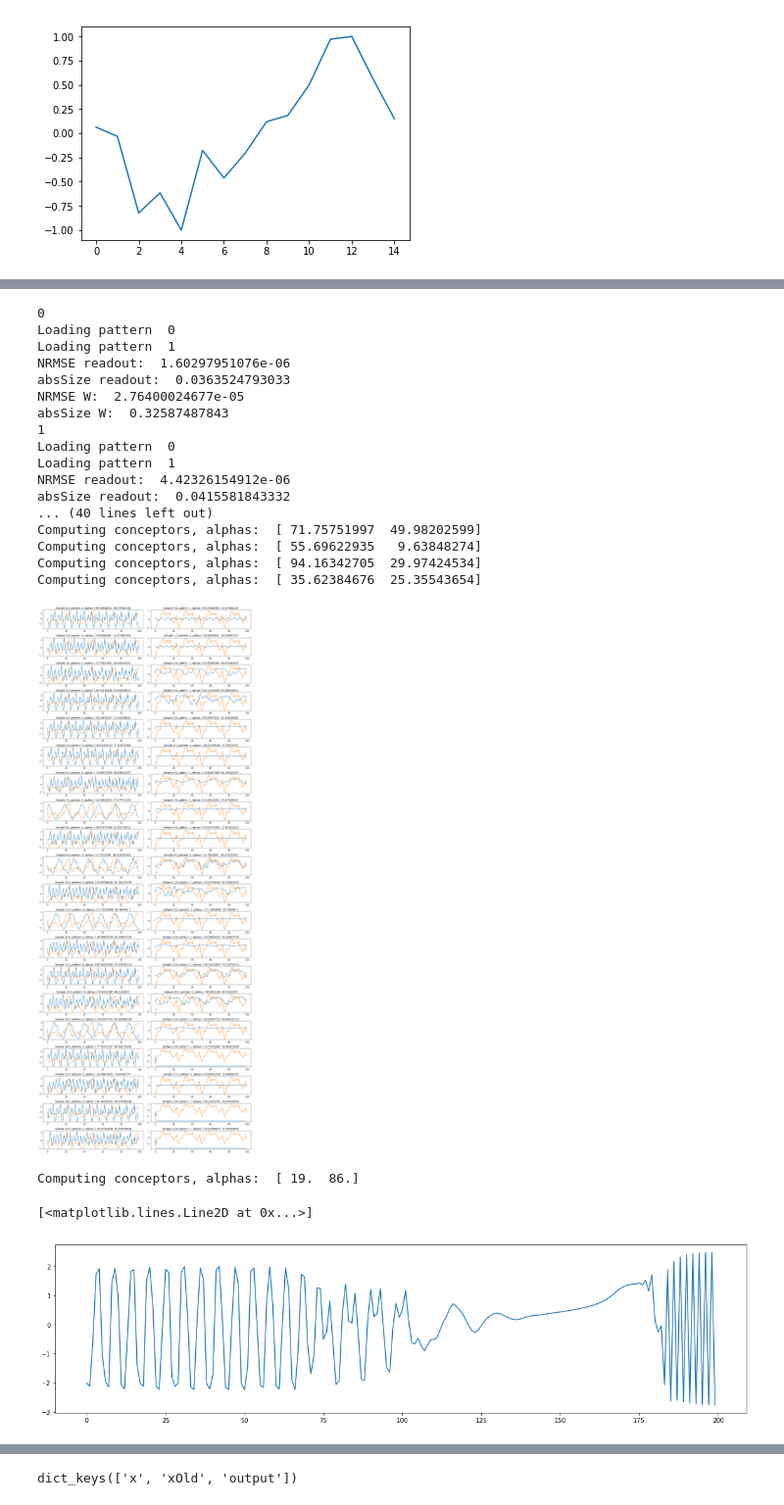
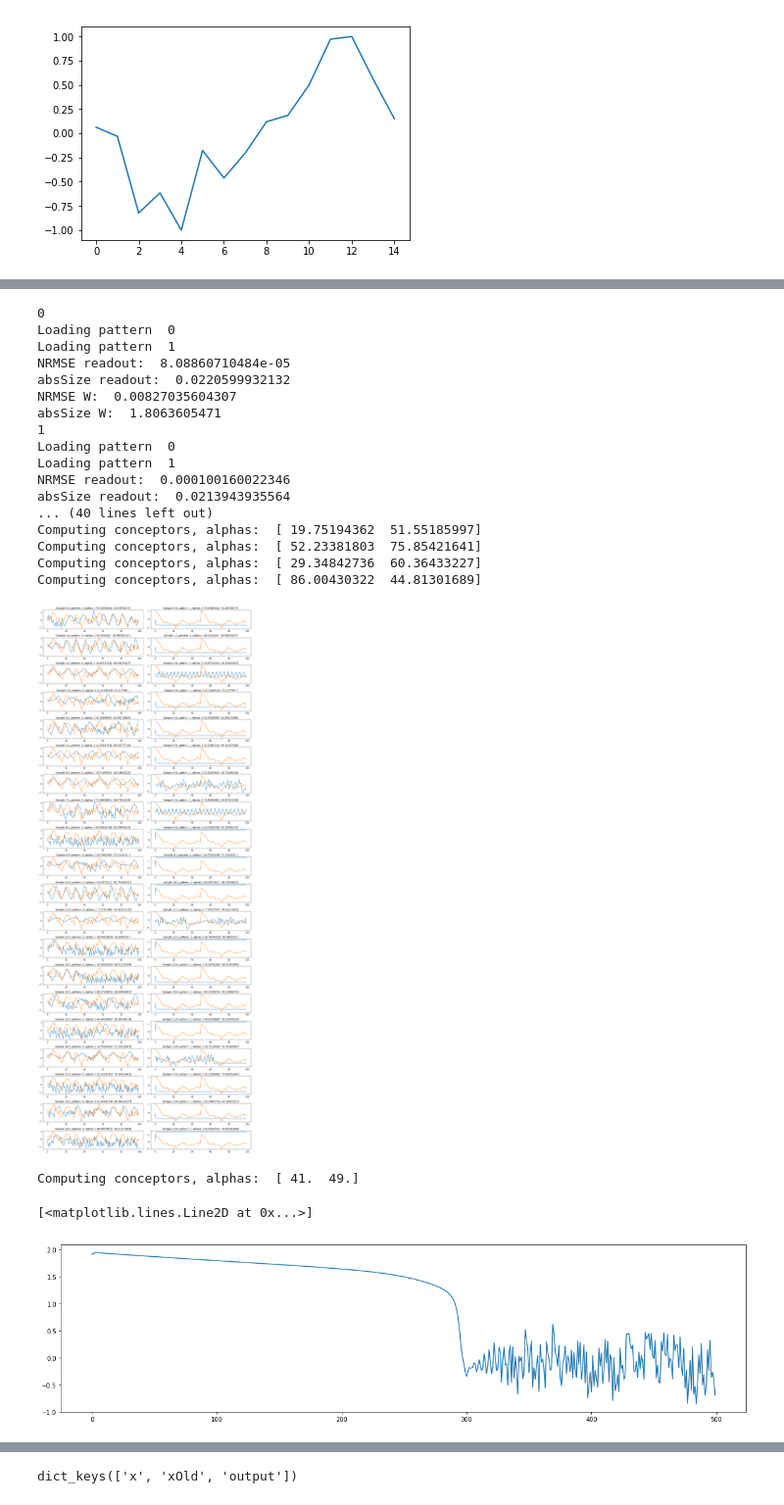
Before and after one commit to chriskiefer/chrysalisConceptors, a Jupyter notebook: Conceptor Patterns 3 CK.ipynb, the cells around one changed output, grey strips where cells are left out. Shown at 98% size. Cells and saved outputs as stored; diff of their text form; code cells hidden in the pictures.

```diff
--- a/Conceptor Patterns 3 CK.ipynb
+++ b/Conceptor Patterns 3 CK.ipynb
@@ -72,7 +72,7 @@ pJ2 = lambda n: rp[mod(n, period2 )]
 # #pTri = lambda n,p: (n % (p/2))
 # plot([pTri(x,10) for x in arange(100)])
 
-patternLength = 25
+patternLength = 50
 p_rw1 = makeRandomWalk(patternLength)
 p_rw2 = makeRandomWalk(patternLength)
 pLoop = lambda n,p: p[n%p.size]
@@ -200,10 +200,10 @@ def plotConceptorPatterns(p, cNet, subr, suboff, recallTestLength):
 
 
 
-params = {'N':100, 'NetSR':1.3, 'NetinpScaling':0.9,'BiasScaling':0.8,'TychonovAlpha':0.0001,
-         'washoutLength':50, 'learnLength':1000, 'TychonovAlphaReadout':0.0001,
-          'LR': 0.98,
-         'learnLengthWout':1000,
+params = {'N':200, 'NetSR':0.99, 'NetinpScaling':1.9,'BiasScaling':0.8,'TychonovAlpha':0.0001,
+         'washoutLength':300, 'learnLength':100, 'TychonovAlphaReadout':0.0001,
+          'LR': 0.9,
+         'learnLengthWout':100,
           'patts':np.array([lambda x:pLoop(x,p_rw1), lambda x: pLoop(x,p_rw2)])
 #          'patts':np.array([pJ1, pJ2])
          }
@@ -230,46 +230,46 @@ plt.tight_layout();
 0
 Loading pattern  0
 Loading pattern  1
-NRMSE readout:  1.60297951076e-06
-absSize readout:  0.0363524793033
-NRMSE W:  2.76400024677e-05
-absSize W:  0.32587487843
+NRMSE readout:  8.08860710484e-05
+absSize readout:  0.0220599932132
+NRMSE W:  0.00827035604307
+absSize W:  1.8063605471
 1
 Loading pattern  0
 Loading pattern  1
-NRMSE readout:  4.42326154912e-06
-absSize readout:  0.0415581843332
+NRMSE readout:  0.000100160022346
+absSize readout:  0.0213943935564
 ... (40 lines left out)
-Computing conceptors, alphas:  [ 71.75751997  49.98202599]
-Computing conceptors, alphas:  [ 55.69622935   9.63848274]
-Computing conceptors, alphas:  [ 94.16342705  29.97424534]
-Computing conceptors, alphas:  [ 35.62384676  25.35543654]
+Computing conceptors, alphas:  [ 19.75194362  51.55185997]
+Computing conceptors, alphas:  [ 52.23381803  75.85421641]
+Computing conceptors, alphas:  [ 29.34842736  60.36433227]
+Computing conceptors, alphas:  [ 86.00430322  44.81301689]
-[figure, old version]
+[figure, new version]
 # %%
 #run a network
-cnet2 = computeConceptors(params, loadedNets[bestNetwork], np.array([19.0,86.0]))
+cnet2 = computeConceptors(params, loadedNets[bestNetwork], np.array([41.0,49.0]))
 figsize(20,5)
-runLength = 200
+runLength = 500
 output = np.zeros(runLength)
 x = 0.5 * np.random.randn(cnet2['p']['N'],1)
 for n in range(runLength):
-    pos = ((n / runLength * 2) - 1.0) * 2
-    C = (cnet2['Cs'][0,1].dot(pos)) + (cnet2['Cs'][0,0].dot((1.0-pos)))
+    pos = ((n / runLength * 2) - 1.0) * 1
+    C = (cnet2['Cs'][0,0].dot(pos)) + (cnet2['Cs'][0,1].dot((1.0-pos)))
 #    C = (net['Cs'][0,0] * 0.5) + (net['Cs'][0,1] * 0.5)
-#     C = cnet2['Cs'][0,1]
+#     C = cnet2['Cs'][0,0]
     Wsr = cnet2['net']['W'].dot(1.0)
 
     for i_oversample in range(1):
         Wtarget = Wsr.dot(x)
         xOld = x
         x = ((1.0-cnet2['p']['LR']) * xOld) + (cnet2['p']['LR'] * tanh(Wtarget + cnet2['net']['Wbias']))
 #         x = np.tanh(Wsr.dot(x) + cnet2['net']['Wbias'])
         x = C.dot(x)
     #x_CTestPL[:,n-p['washoutLength'],i_pattern] = x[0:3].T
     output[n] = cnet2['net']['Wout'].dot(np.concatenate((x[:,0], np.array([1]))))
 
 plot(output)
 # %% [output]
-Computing conceptors, alphas:  [ 19.  86.]
+Computing conceptors, alphas:  [ 41.  49.]
 [<matplotlib.lines.Line2D at 0x...>]
-[figure, old version]
+[figure, new version]
```
Also changed, not shown: parts of 3 cells of this notebook, 1 other file.
